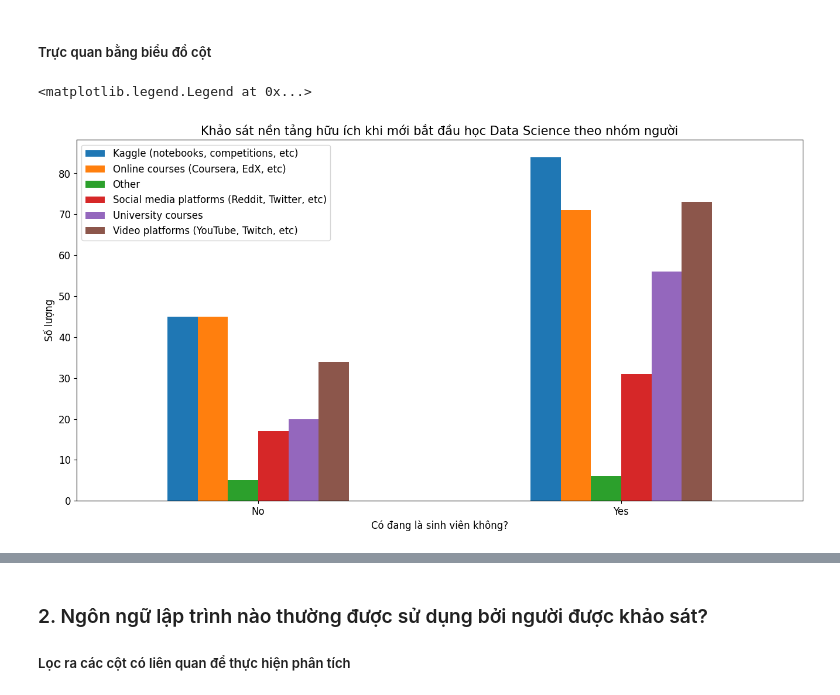
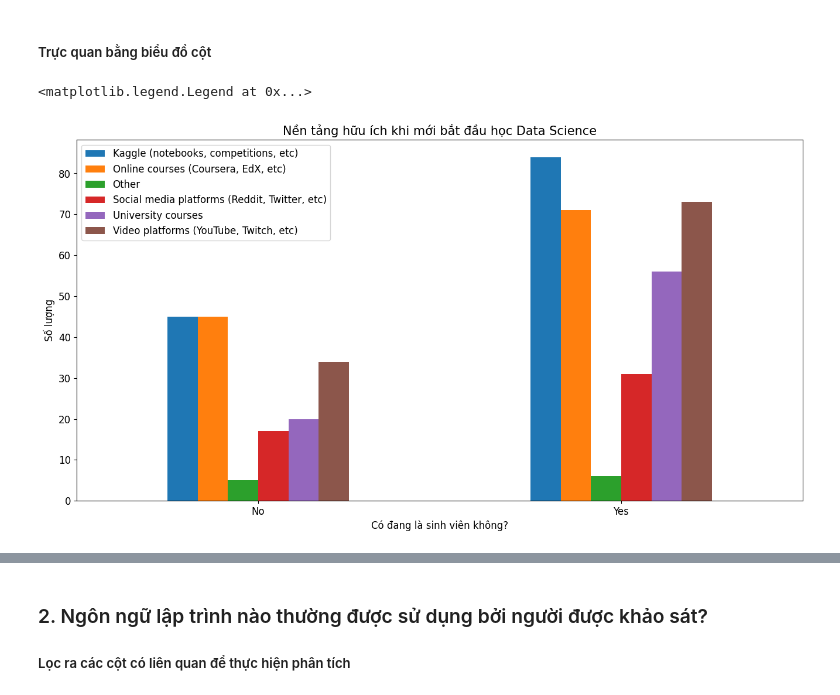
Before and after one commit to khuong253/final_project_data_visualization, a Jupyter notebook: data_visualization.ipynb, the cells around one changed output, grey strips where cells are left out. Drawn from its saved outputs; the diff is of its cells as text; code cells hidden in the pictures.

```diff
--- a/data_visualization.ipynb
+++ b/data_visualization.ipynb
@@ -156,18 +156,18 @@ student_count
 # %%
 student_count.pivot_table('Freq', 'Are you currently a student?', 'What products or platforms did you find to be most helpful when you first started studying data science?').plot(kind='bar', figsize=(16,8))
 
 # Đặt tên cho trục x, trục y và tên biểu đồ
 ax = plt.subplot()
 ax.set_ylabel("Số lượng")
 ax.set_xlabel("Có đang là sinh viên không?")
 
 plt.xticks(rotation=0)
-plt.title("Khảo sát nền tảng hữu ích khi mới bắt đầu học Data Science theo nhóm người", fontsize=15)
+plt.title("Nền tảng hữu ích khi mới bắt đầu học Data Science", fontsize=15)
 plt.rc('font', size=12)
 plt.legend()
 # %% [output]
 <matplotlib.legend.Legend at 0x...>
-[figure, old version]
+[figure, new version]
 # %%
 student_pivot = student_count.pivot('What products or platforms did you find to be most helpful when you first started studying data science?', 'Are you currently a student?', 'Freq')
 student_pivot
```
Also changed, not shown: parts of 16 cells of this notebook.
